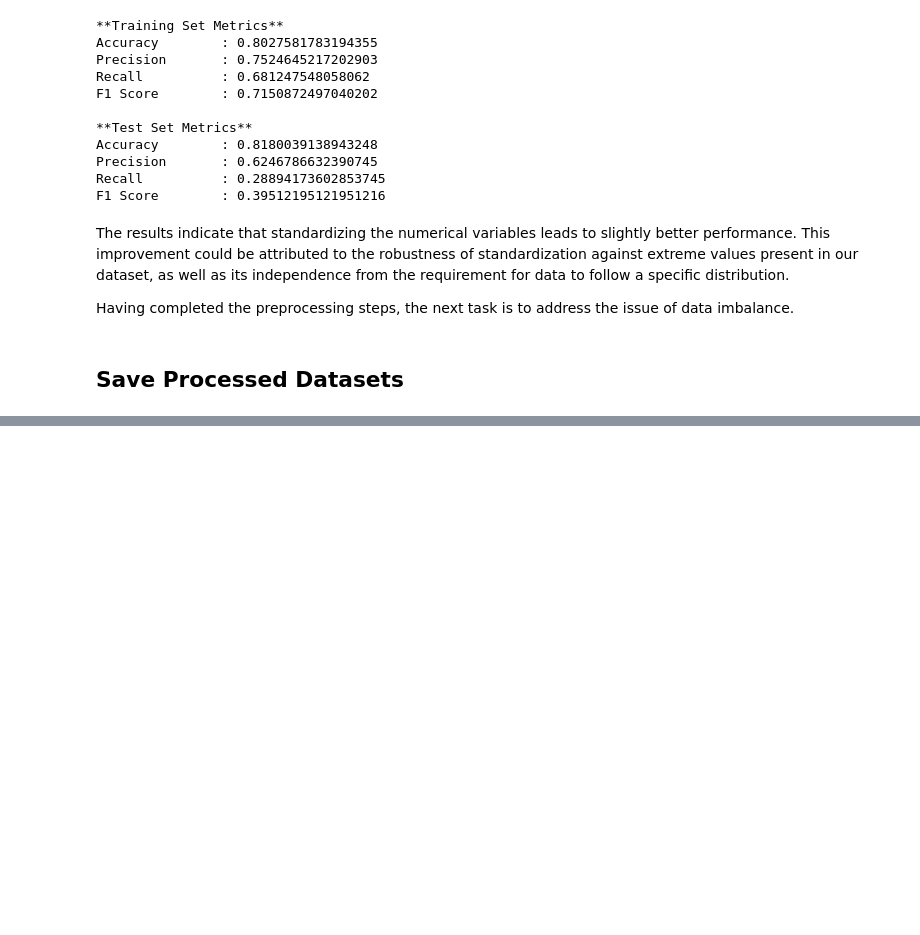
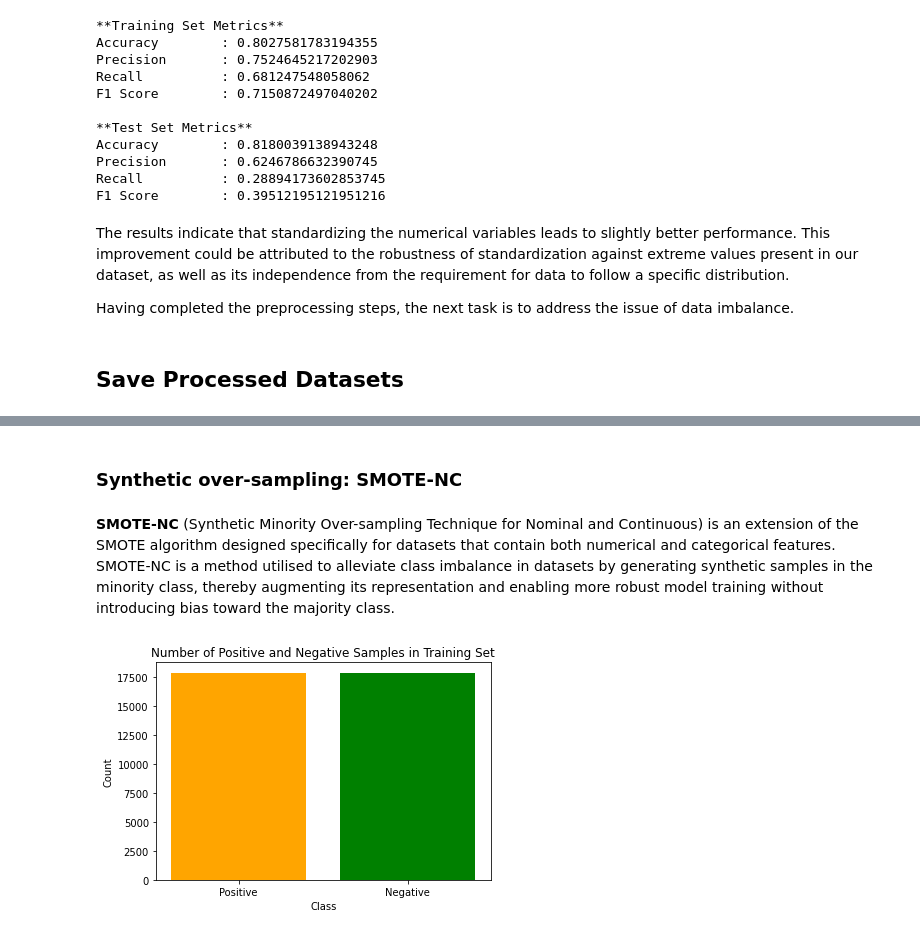
Before and after one commit to suyatinglaura/CS3244_Reservation_Cancellations_Prediction, a Jupyter notebook: Data Pre-Processing.ipynb, the cells around one changed output, grey strips where cells are left out. Saved outputs shown, nothing was run; the diff lists cells and outputs as text; code cells hidden in the pictures; blank space fills up the shorter version.

```diff
--- a/Data Pre-Processing.ipynb
+++ b/Data Pre-Processing.ipynb
@@ -374,0 +553,35 @@ columns.to_csv('Data/basic_model_columns.csv', index=False)
+# %% [markdown]
+### Synthetic over-sampling: SMOTE-NC
+# %% [markdown]
+**SMOTE-NC** (Synthetic Minority Over-sampling Technique for Nominal and Continuous) is an extension of the SMOTE algorithm designed specifically for datasets that contain both numerical and categorical features. SMOTE-NC is a method utilised to alleviate class imbalance in datasets by generating synthetic samples in the minority class, thereby augmenting its representation and enabling more robust model training without introducing bias toward the majority class.
+# %%
+categorical_features = ['type_of_meal_plan_meal plan 1', 'type_of_meal_plan_meal plan 2',
+       'type_of_meal_plan_meal plan 3', 'type_of_meal_plan_not selected',
+       'room_type_reserved_room_type 1', 'room_type_reserved_room_type 2',
+       'room_type_reserved_room_type 3', 'room_type_reserved_room_type 4',
+       'room_type_reserved_room_type 5', 'room_type_reserved_room_type 6',
+       'room_type_reserved_room_type 7', 'market_segment_type_aviation',
+       'market_segment_type_complementary', 'market_segment_type_corporate',
+       'market_segment_type_offline', 'market_segment_type_online',
+       'arrival_month_1', 'arrival_month_2', 'arrival_month_3',
+       'arrival_month_4', 'arrival_month_5', 'arrival_month_6',
+       'arrival_month_7', 'arrival_month_8', 'arrival_month_9',
+       'arrival_month_10', 'arrival_month_11', 'arrival_month_12',
+       'required_car_parking_space', 'repeated_guest', 'type_of_meal_plan',
+       'room_type_reserved',  'arrival_year', 'arrival_month',
+       'arrival_date', 'market_segment_type']
+categorical_features_indices = [X_train.columns.get_loc(col) for col in categorical_features]
+smote_nc = SMOTENC(categorical_features=categorical_features_indices, random_state=42)
+X_train_resampled, y_train_resampled = smote_nc.fit_resample(X_train, y_train)
+# %%
+num_positive = np.sum(y_train_resampled == 1)[0]
+num_negative = np.sum(y_train_resampled == 0)[0]
+
+# Plotting
+plt.bar(['Positive', 'Negative'], [num_positive, num_negative], color=['orange', 'green'])
+plt.title('Number of Positive and Negative Samples in Training Set')
+plt.xlabel('Class')
+plt.ylabel('Count')
+plt.show()
+# %% [output]
+[figure, added]
```
Also changed, not shown: parts of 23 cells of this notebook.
